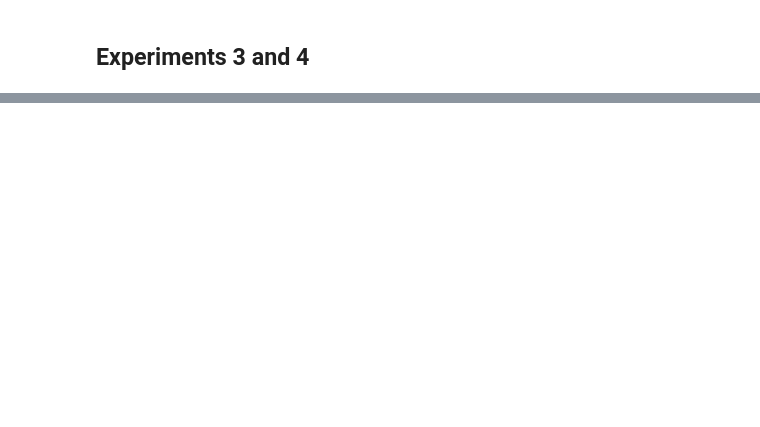
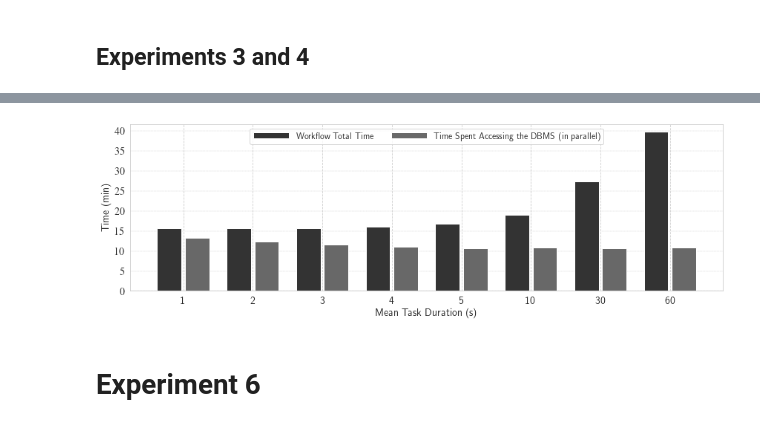
Before and after one commit to hpcdb/d-Chiron, a Jupyter notebook: experiments/experiment_plots.ipynb, the cells around one changed output, grey strips where cells are left out. Drawn from its saved outputs; the diff is of its cells as text; code cells hidden in the pictures; blank space fills up the shorter version.

```diff
--- a/experiments/experiment_plots.ipynb
+++ b/experiments/experiment_plots.ipynb
@@ -263,0 +296,3 @@ plt.savefig('exps3and4.pdf', format='pdf', dpi=1000, bbox_inches = 'tight')
+# %%
+df = pd.read_csv("data/exp5.csv")
+df
@@ -263,0 +309,41 @@ plt.savefig('exps3and4.pdf', format='pdf', dpi=1000, bbox_inches = 'tight')
+# %%
+fig, ax = plt.subplots(sharex=False, sharey=False, figsize=FIG_SIZE, nrows=1, ncols=1)
+palette = DEFAULT_PALETTE[:2]
+
+x = np.arange(len( df['Mean task duration (s)']))
+width = 0.35
+sft = 0.2
+
+ax.grid('on', which='major', axis='y',linestyle='--', linewidth=0.4, zorder=0)
+ax.bar(x=x-sft,
+        height=df['Total time (min)'],
+        width=width,
+        color=palette[0],
+        label='Workflow Total Time',
+        zorder=2
+      )
+ax.bar(x=x+sft,
+        height=df['DBMS time (min)'],
+        width=width,
+        color=palette[1],
+        label='Time Spent Accessing the DBMS (in parallel)',
+        zorder=2
+      )
+
+ax.legend(ncol=2, loc='upper center', fontsize=SMALL_SIZE, handlelength=4)#, loc=(0, .7))
+ax.set_ylabel("Time (min)", fontsize=MEDIUM_SIZE, fontweight="bold")
+ax.set_xlabel("Mean Task Duration (s)", fontsize=MEDIUM_SIZE, fontweight="bold")
+ax.set_axisbelow(True)
+
+
+ax.set_xticklabels(df['Mean task duration (s)'], fontsize=MEDIUM_SIZE)
+plt.xticks(range(0,len(x)), fontsize=MEDIUM_SIZE)
+plt.yticks(fontsize=MEDIUM_SIZE)
+
+plt.tight_layout()
+plt.subplots_adjust(left=None, bottom=None, right=None, top=None, wspace=None, hspace=0.35)
+plt.savefig('exp5.pdf', format='pdf', dpi=1000, bbox_inches = 'tight')
+# %% [output]
+[figure, added]
+# %% [markdown]
+# Experiment 6
```
Also changed, not shown: parts of 22 cells of this notebook, 2 other files.
